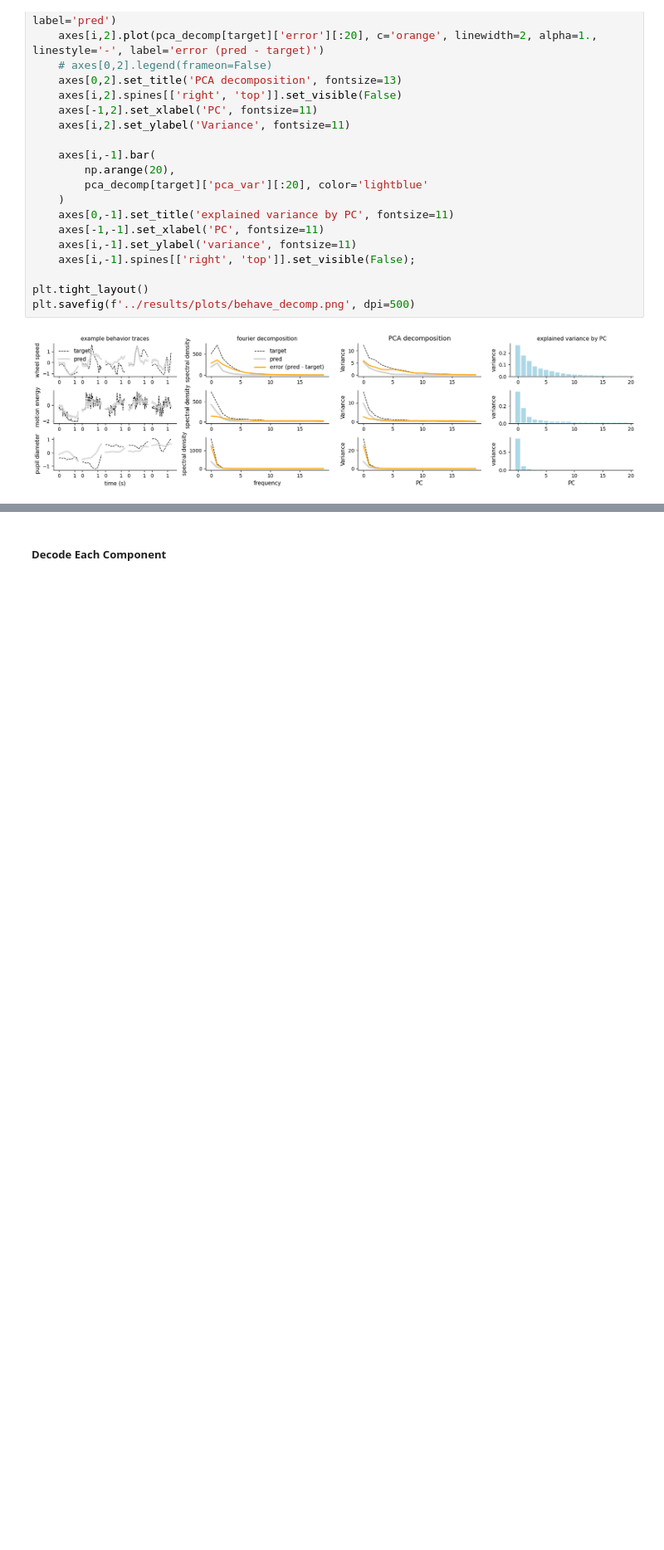
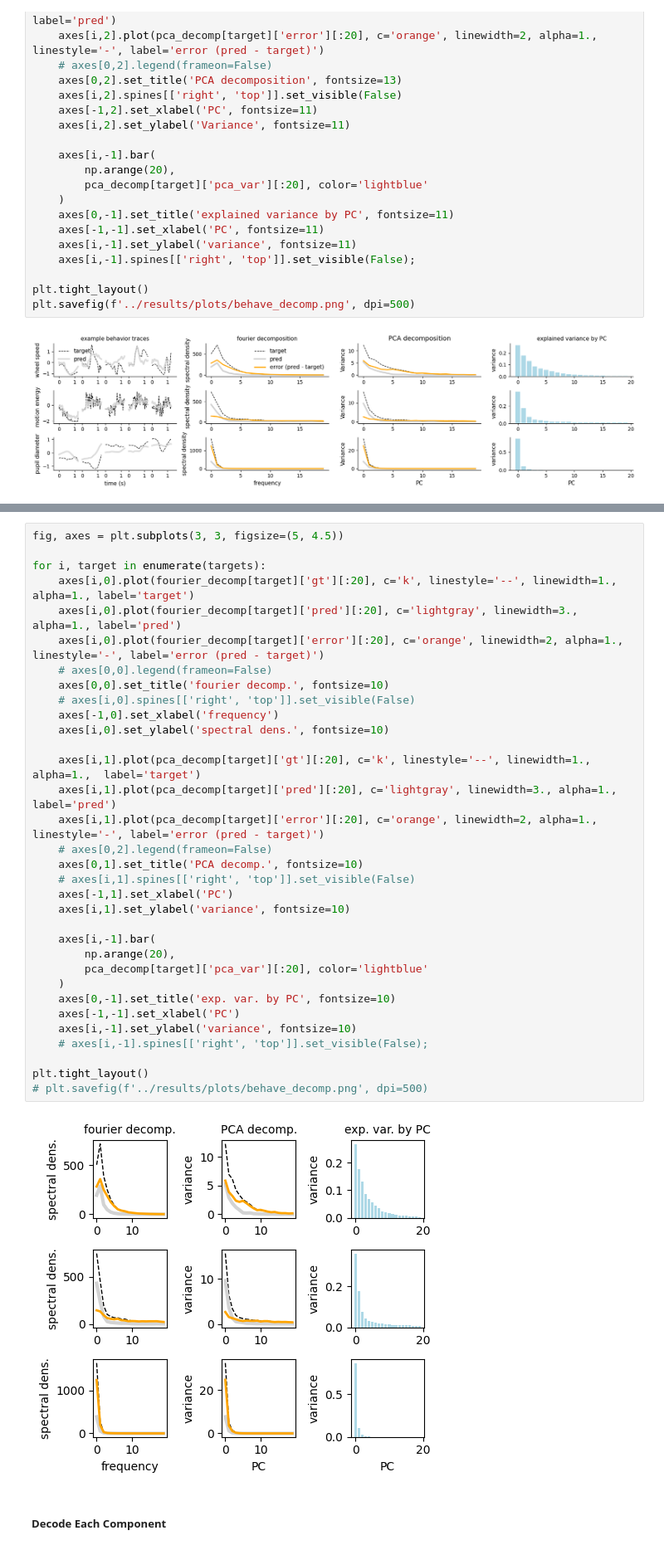
Before and after one commit to yzhang511/neural_decoding, a Jupyter notebook: notebooks/behavior_decomp.ipynb, the cells around one changed output, grey strips where cells are left out. Shown at 83% size. Cells and saved outputs as stored; diff of their text form; blank space fills up the shorter version.

```diff
--- a/notebooks/behavior_decomp.ipynb
+++ b/notebooks/behavior_decomp.ipynb
@@ -430,3 +433,38 @@ plt.savefig(f'../results/plots/behave_decomp.png', dpi=500)
+# %%
+fig, axes = plt.subplots(3, 3, figsize=(5, 4.5))
+
+for i, target in enumerate(targets):
+    axes[i,0].plot(fourier_decomp[target]['gt'][:20], c='k', linestyle='--', linewidth=1., alpha=1., label='target')
+    axes[i,0].plot(fourier_decomp[target]['pred'][:20], c='lightgray', linewidth=3., alpha=1., label='pred')
+    axes[i,0].plot(fourier_decomp[target]['error'][:20], c='orange', linewidth=2, alpha=1., linestyle='-', label='error (pred - target)')
+    # axes[0,0].legend(frameon=False)
+    axes[0,0].set_title('fourier decomp.', fontsize=10)
+    # axes[i,0].spines[['right', 'top']].set_visible(False)
+    axes[-1,0].set_xlabel('frequency')
+    axes[i,0].set_ylabel('spectral dens.', fontsize=10)
+
+    axes[i,1].plot(pca_decomp[target]['gt'][:20], c='k', linestyle='--', linewidth=1., alpha=1.,  label='target')
+    axes[i,1].plot(pca_decomp[target]['pred'][:20], c='lightgray', linewidth=3., alpha=1., label='pred')
+    axes[i,1].plot(pca_decomp[target]['error'][:20], c='orange', linewidth=2, alpha=1., linestyle='-', label='error (pred - target)')
+    # axes[0,2].legend(frameon=False)
+    axes[0,1].set_title('PCA decomp.', fontsize=10)
+    # axes[i,1].spines[['right', 'top']].set_visible(False)
+    axes[-1,1].set_xlabel('PC')
+    axes[i,1].set_ylabel('variance', fontsize=10)
+
+    axes[i,-1].bar(
+        np.arange(20),
+        pca_decomp[target]['pca_var'][:20], color='lightblue'
+    )
+    axes[0,-1].set_title('exp. var. by PC', fontsize=10)
+    axes[-1,-1].set_xlabel('PC')
+    axes[i,-1].set_ylabel('variance', fontsize=10)
+    # axes[i,-1].spines[['right', 'top']].set_visible(False);
+
+plt.tight_layout()
+# plt.savefig(f'../results/plots/behave_decomp.png', dpi=500)
+# %% [output]
+[figure, added]
 # %% [markdown]
 ##### Decode Each Component
 # %%
```
Also changed, not shown: parts of 5 cells of this notebook.
